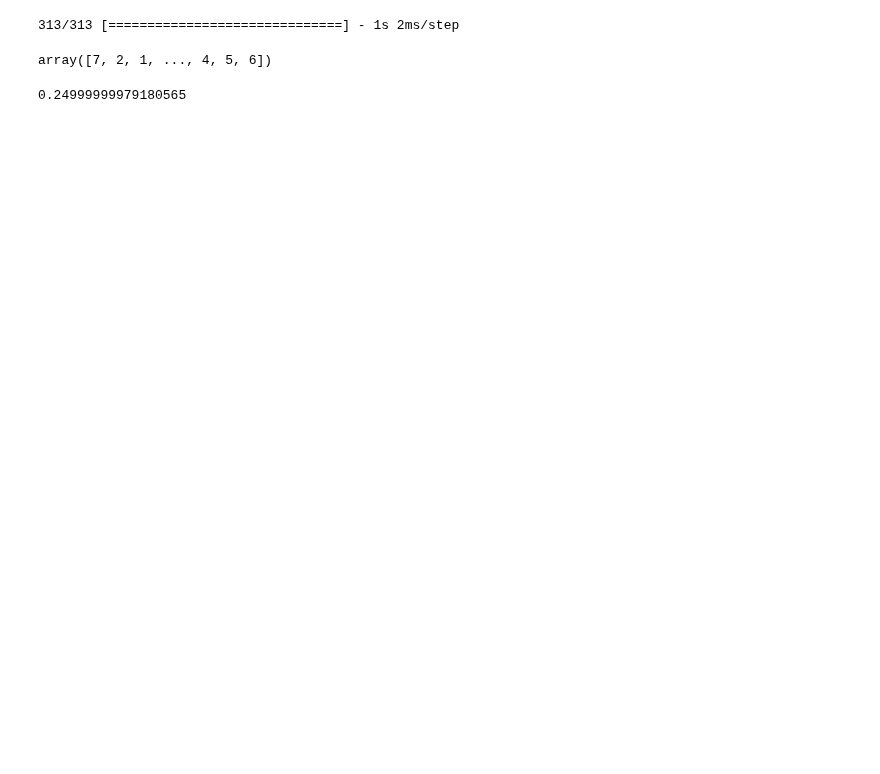
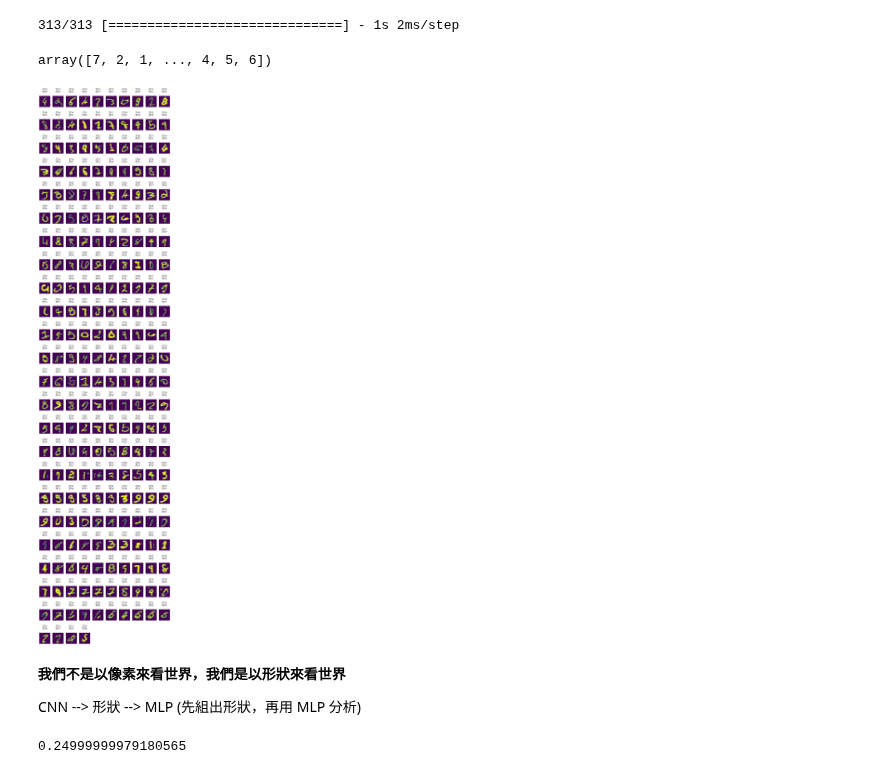
Before and after one commit to dorahs71/ml-course, a Jupyter notebook: mnist.ipynb, the cells around one changed output. Cells and saved outputs as stored; diff of their text form; code cells hidden in the pictures; blank space fills up the shorter version.

```diff
--- a/mnist.ipynb
+++ b/mnist.ipynb
@@ -250,8 +293,35 @@ model.evaluate(x_test_scaled, y_test_onehot)
 # %%
-pre = model.predict(x_test_scaled).argmax(axis=1)
+Pypre = model.predict(x_test_scaled).argmax(axis=1)
 pre
 #accuracy_score()
 # %% [output]
 313/313 [==============================] - 1s 2ms/step
 array([7, 2, 1, ..., 4, 5, 6])
+# %%
+# 把所有預測錯誤的圖印出來
+plt.figure(figsize=(14,60))
+
+idx = np.nonzero(pre != y_test)[0]
+
+false_truth = y_test[idx]
+false_pred = pre[idx]
+
+flase_img = x_test[idx]
+width = 10
+height = len(idx) // width + 1
+
+for i in range(len(idx)):
+  plt.subplot(height, width, i+1)
+  t = '[T]:{}\n[P]:{}\n'.format(false_truth[i], false_pred[i])
+  # T 是真實值，P 是預測值
+
+  plt.title(t)
+  plt.axis("off")
+  plt.imshow(flase_img[i])
+# %% [output]
+[figure, added]
+# %% [markdown]
+**我們不是以像素來看世界，我們是以形狀來看世界**
+
+CNN --> 形狀 --> MLP (先組出形狀，再用 MLP 分析)
 # %%
```
Also changed, not shown: parts of 3 cells of this notebook.
